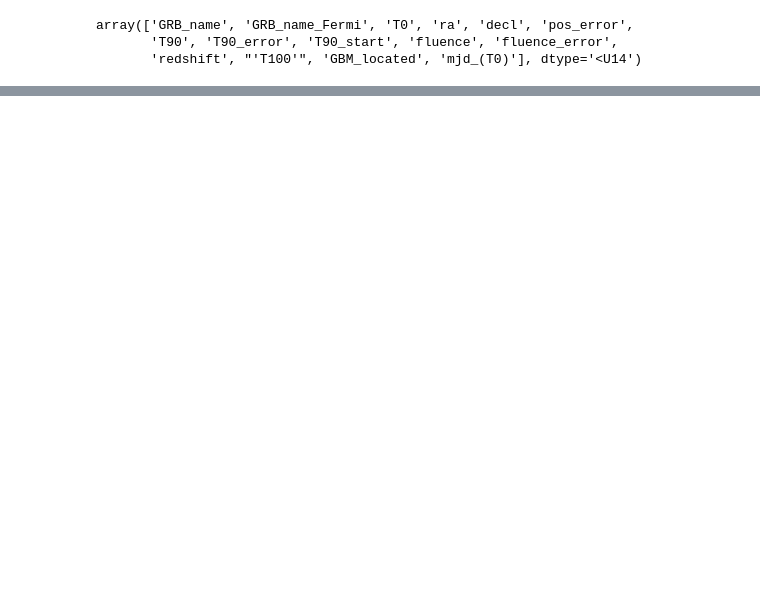
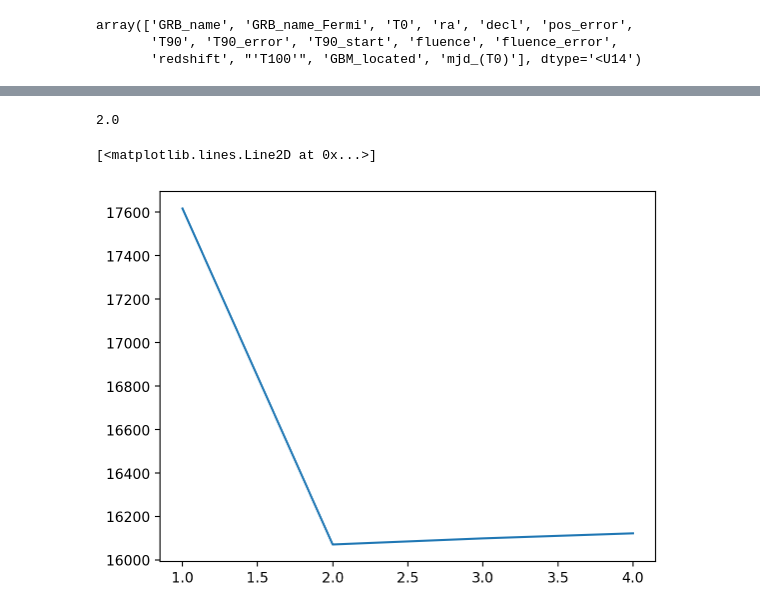
Before and after one commit to EdoSanto/astrostatistics_bicocca_2024, a Jupyter notebook: working/Gamma Ray Bursts.ipynb, the cells around one changed output, grey strips where cells are left out. Cells and saved outputs as stored; diff of their text form; code cells hidden in the pictures; blank space fills up the shorter version.

```diff
--- a/working/Gamma Ray Bursts.ipynb
+++ b/working/Gamma Ray Bursts.ipynb
@@ -58,0 +89,7 @@ plt.hist(np.log(T90[condition]), bins = int(np.sqrt(len(T90[condition]))));
+# %%
+print(NvsAIC[:,0][np.argmin(NvsAIC[:,1])])
+plt.plot(NvsAIC[:,0], NvsAIC[:,1])
+# %% [output]
+2.0
+[<matplotlib.lines.Line2D at 0x...>]
+[figure, added]
```
Also changed, not shown: parts of 13 cells of this notebook, 9 other files.
